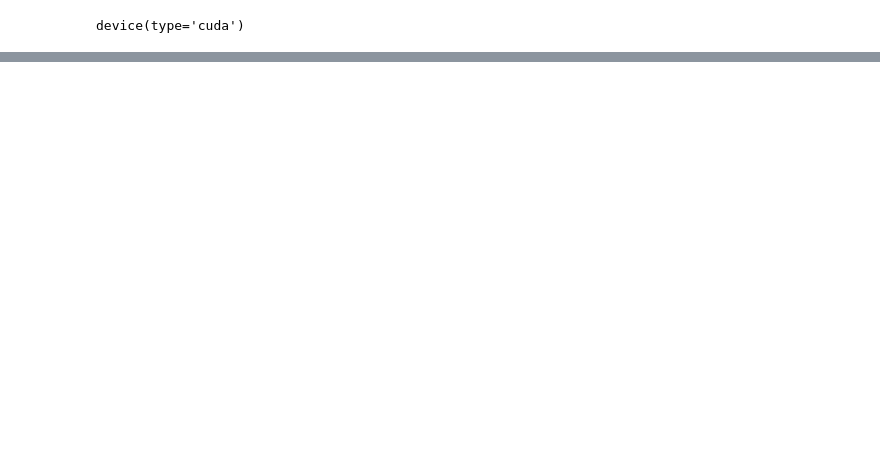
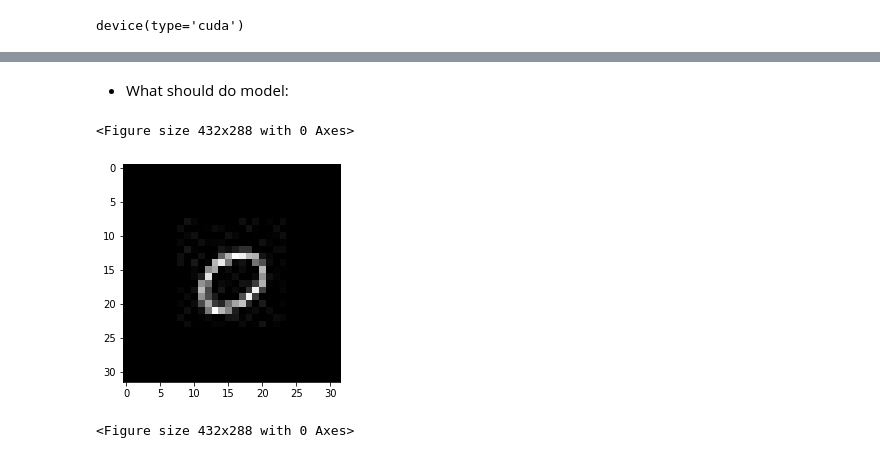
Before and after one commit to lukasz-staniszewski/focus-convolutional-neural-network, a Jupyter notebook: notebooks/test_rotation.ipynb, the cells around one changed output, grey strips where cells are left out. Drawn from its saved outputs; the diff is of its cells as text; code cells hidden in the pictures; blank space fills up the shorter version.

```diff
--- a/notebooks/test_rotation.ipynb
+++ b/notebooks/test_rotation.ipynb
@@ -300 +285,10 @@ plt.figure()
 <Figure size 432x288 with 0 Axes>
+# %% [markdown]
++ What should do model:
+# %%
+plt.imshow(im_out.detach().cpu().permute(1,2,0), cmap='gray')
+plt.figure()
+# %% [output]
+<Figure size 432x288 with 0 Axes>
+[figure, added]
+<Figure size 432x288 with 0 Axes>
```
Also changed, not shown: parts of 52 cells of this notebook, 6 other files.
